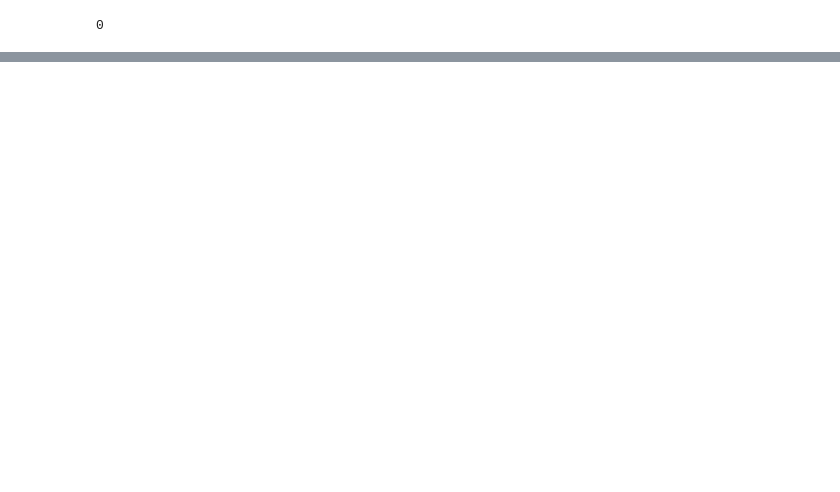
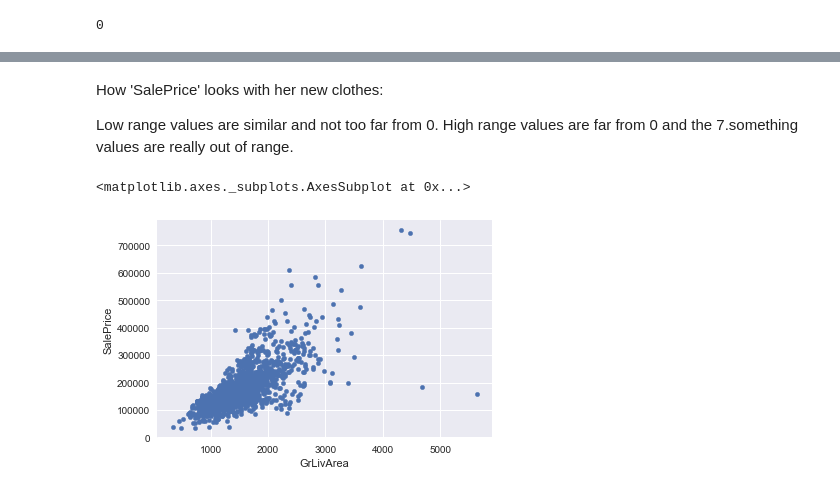
Before and after one commit to innovator-arjun/DataScience-Learning, a Jupyter notebook: House Price-Advanced Regression techniques/House Price Prediction.ipynb, the cells around one changed output, grey strips where cells are left out. Drawn from its saved outputs; the diff is of its cells as text; code cells hidden in the pictures; blank space fills up the shorter version.

```diff
--- a/House Price-Advanced Regression techniques/House Price Prediction.ipynb
+++ b/House Price-Advanced Regression techniques/House Price Prediction.ipynb
@@ -145,5 +146,7 @@ missing_data.head(20)
 | MasVnrType | 8 | 0.005479 |
 | Electrical | 1 | 0.000685 |
 | Utilities | 0 | 0.000000 |
-# %%
-house_data=house_data.dropna()
+# %%
+house_data = house_data.drop((missing_data[missing_data['Total'] > 1]).index,1)
+house_data = house_data.drop(house_data.loc[house_data['Electrical'].isnull()].index)
+house_data.isnull().sum().max() #just checking that there's no missing data missing..
@@ -153,0 +191,10 @@ house_data.isnull().sum().max()
+# %% [markdown]
+How 'SalePrice' looks with her new clothes:
+
+Low range values are similar and not too far from 0.
+High range values are far from 0 and the 7.something values are really out of range.
+# %%
+house_data.plot.scatter(x='GrLivArea',y='SalePrice')
+# %% [output]
+<matplotlib.axes._subplots.AxesSubplot at 0x...>
+[figure, added]
```
Also changed, not shown: parts of 5 cells of this notebook.
